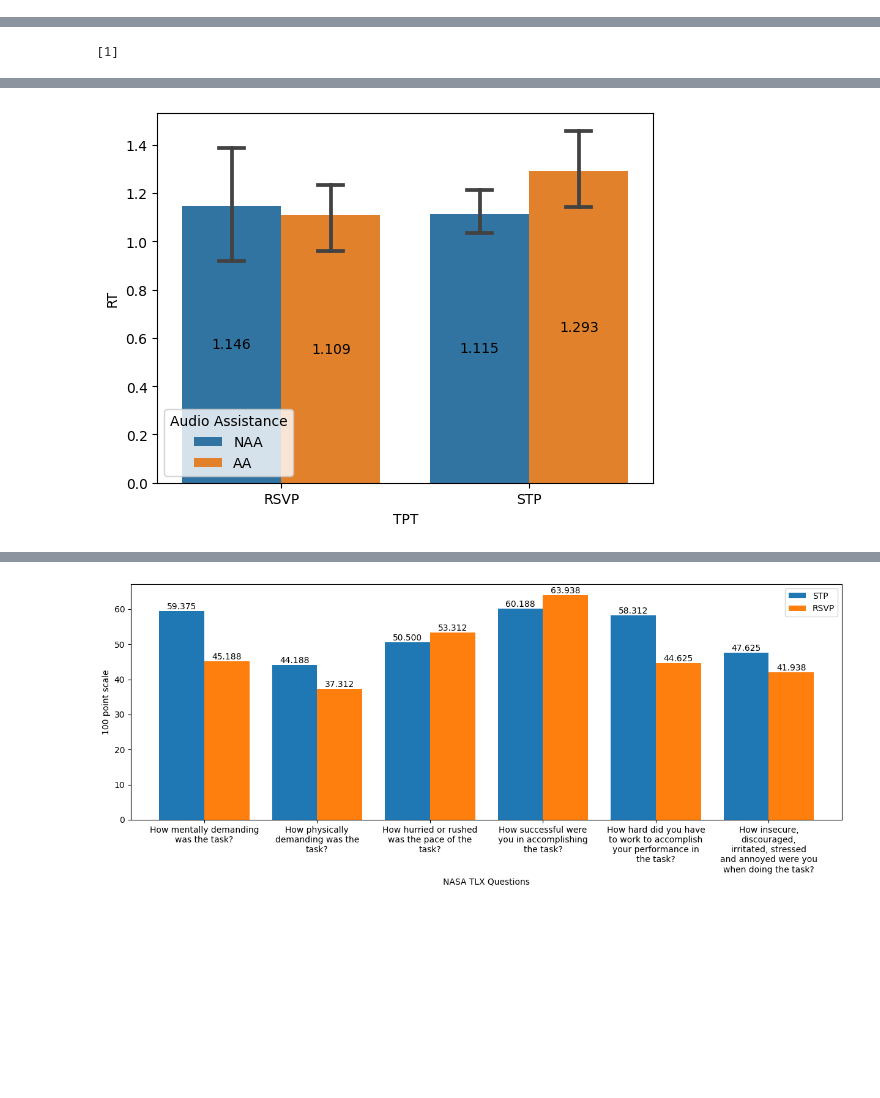
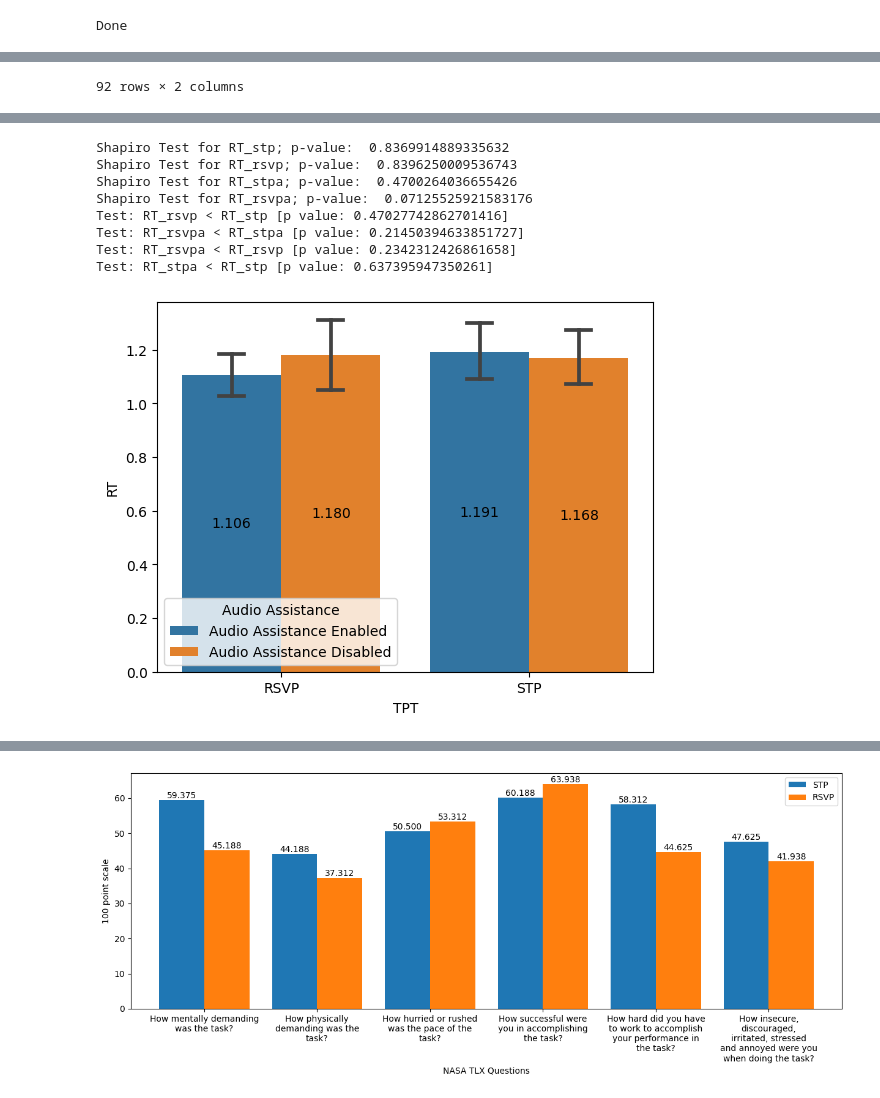
Before and after one commit to shh1v/NDRRI-Data-Analysis, a Jupyter notebook: analysis.ipynb, the cells around one changed output, grey strips where cells are left out. Drawn from its saved outputs; the diff is of its cells as text; code cells hidden in the pictures; blank space fills up the shorter version.

```diff
--- a/analysis.ipynb
+++ b/analysis.ipynb
@@ -103,18 +130,26 @@ for participant in exclusion:
     nasa_tlx = nasa_tlx[nasa_tlx["Q1"] != participant]
 #     pre_study = pre_study[pre_study["ID"] != participant]
 #     post_study = post_study[post_study["Q1"] != participant]
+print("Done")
+# %% [output]
+Done
 # %%
 # Restructuring the data frame.
 rt_refined = pd.DataFrame(columns = ["Participant_ID", "TPT", "Audio Assistance", "RT"])
-rt_refined["Participant_ID"] = rt_refined["Participant_ID"].astype(str)
-rt_refined["TPT"] = rt_refined["TPT"].astype(str)
-rt_refined["Audio Assistance"] = rt_refined["Audio Assistance"].astype(str)
 rt_refined["RT"] = rt_refined["RT"].astype(float)
 
 for participant in rt_df["Participant_ID"].unique():
     p_data = rt_df[(rt_df["Participant_ID"] == participant)]
-    value_1 = p_data[(p_data["RSVP"] == 1) & (p_data["TTS"] == 0)]["DP0"].values[0]
-    value_2 = p_data[(p_data["RSVP"] == 1) & (p_data["TTS"] == 0)]["DP0"].values[1]
+
+    try:
+        value_1 = p_data[(p_data["RSVP"] == 1) & (p_data["TTS"] == 0)]["DP0"].values[0]
+    except:
+        value_1 = 0
+    try:
+        value_2 = p_data[(p_data["RSVP"] == 1) & (p_data["TTS"] == 0)]["DP0"].values[1]
+    except:
+        value_2 = 0
+
     if (value_1 == 0 or value_2 == 0):
         value = value_1 + value_2
         value = Nan if value == 0 else value
@@ -122,8 +157,15 @@ for participant in rt_df["Participant_ID"].unique():
         value = (value_1 + value_2)/2
     new_arr_1 = [participant, "RSVP", "NAA", value]
 
-    value_1 = p_data[(p_data["RSVP"] == 1) & (p_data["TTS"] == 1)]["DP0"].values[0]
-    value_2 = p_data[(p_data["RSVP"] == 1) & (p_data["TTS"] == 1)]["DP0"].values[1]
+    try:
+        value_1 = p_data[(p_data["RSVP"] == 1) & (p_data["TTS"] == 1)]["DP0"].values[0]
+    except:
+        value_1 = 0
+    try:
+        value_2 = p_data[(p_data["RSVP"] == 1) & (p_data["TTS"] == 1)]["DP0"].values[1]
+    except:
+        value_2 = 0
+
     if (value_1 == 0 or value_2 == 0):
         value = value_1 + value_2
         value = Nan if value == 0 else value
@@ -131,8 +173,15 @@ for participant in rt_df["Participant_ID"].unique():
         value = (value_1 + value_2)/2
     new_arr_2 = [participant, "RSVP", "AA", value]
 
-    value_1 = p_data[(p_data["RSVP"] == 0) & (p_data["TTS"] == 0)]["DP0"].values[0]
-    value_2 = p_data[(p_data["RSVP"] == 0) & (p_data["TTS"] == 0)]["DP0"].values[1]
+    try:
+        value_1 = p_data[(p_data["RSVP"] == 0) & (p_data["TTS"] == 0)]["DP0"].values[0]
+    except:
+        value_1 = 0
+    try:
+        value_2 = p_data[(p_data["RSVP"] == 0) & (p_data["TTS"] == 0)]["DP0"].values[1]
+    except:
+        value_2 = 0
+
     if (value_1 == 0 or value_2 == 0):
         value = value_1 + value_2
         value = Nan if value == 0 else value
@@ -140,8 +189,15 @@ for participant in rt_df["Participant_ID"].unique():
         value = (value_1 + value_2)/2
     new_arr_3 = [participant, "STP", "NAA", value]
 
-    value_1 = p_data[(p_data["RSVP"] == 0) & (p_data["TTS"] == 1)]["DP0"].values[0]
-    value_2 = p_data[(p_data["RSVP"] == 0) & (p_data["TTS"] == 1)]["DP0"].values[1]
+    try:
+        value_1 = p_data[(p_data["RSVP"] == 0) & (p_data["TTS"] == 1)]["DP0"].values[0]
+    except:
+        value_1 = 0
+    try:
+        value_2 = p_data[(p_data["RSVP"] == 0) & (p_data["TTS"] == 1)]["DP0"].values[1]
+    except:
+        value_2 = 0
+
     if (value_1 == 0 or value_2 == 0):
         value = value_1 + value_2
         value = Nan if value == 0 else value
@@ -159,16 +215,17 @@ for participant in rt_df["Participant_ID"].unique():
 rt_combined = pd.DataFrame()
 rt_combined["TPTAA"] = rt_refined["TPT"].values + rt_refined["Audio Assistance"].values
 rt_combined["RT"] = rt_refined["RT"].values
-
+display(rt_combined)
 # Removing the outliers from the data frame
 remove_outliers(rt_combined, "RT")
 
 # Undersampling the data set
-rus = RandomUnderSampler(random_state=42)
-rt_combined_c1, rt_combined_c2 = rus.fit_resample(rt_combined["TPTAA"].values.reshape((-1, 1)), rt_combined["RT"].astype(str))
+rus = RandomUnderSampler(random_state=50)
+rt_combined_c2, rt_combined_c1 = rus.fit_resample(rt_combined["RT"].values.reshape((-1, 1)), rt_combined["TPTAA"].astype(str))
 rt_combined = pd.DataFrame()
-rt_combined["TPTAA"] = rt_combined_c1.reshape((-1,))
+rt_combined["TPTAA"] = rt_combined_c1
 rt_combined["RT"] = rt_combined_c2.astype(float)
+display(rt_combined)
 
 # Creating sperate arrays for analysis
 rt_stp = rt_combined[rt_combined["TPTAA"] == "STPNAA"]["RT"].values
@@ -211,8 +268,9 @@ else:
     stat4, p4 = mannwhitneyu(rt_stpa, rt_stp, alternative='less')
     print("Test: RT_stpa < RT_stp [p value: {}]".format(p4))
 
-plot = sns.barplot(data=rt_refined, x="TPT", y="RT", hue="Audio Assistance", capsize=0.1)
-
+# Getting decoupled dataframe for the graph
+rt_decoupled = decouple_df(rt_combined)
+plot = sns.barplot(data=rt_decoupled, x="TPT", y="RT", hue="Audio Assistance", capsize=0.1)
 for p in plot.containers:
     plot.bar_label(p, fmt='%.3f', label_type='center')
 # %% [output]
@@ -219 +289 @@ for p in plot.containers:
-[1]
+92 rows × 2 columns
@@ -228,4 +303,12 @@ Test: RT_stpa < RT_stp [p value: 0.9475524475524475]
+Shapiro Test for RT_stp; p-value:  0.8369914889335632
+Shapiro Test for RT_rsvp; p-value:  0.8396250009536743
+Shapiro Test for RT_stpa; p-value:  0.4700264036655426
+Shapiro Test for RT_rsvpa; p-value:  0.07125525921583176
+Test: RT_rsvp < RT_stp [p value: 0.47027742862701416]
+Test: RT_rsvpa < RT_stpa [p value: 0.21450394633851727]
+Test: RT_rsvpa < RT_rsvp [p value: 0.2342312426861658]
+Test: RT_stpa < RT_stp [p value: 0.637395947350261]
-[figure, old version]
+[figure, new version]
 # %%
 # Analyzing the Average Lane Position Offset.
 avg_lane_offsets = []
```
Also changed, not shown: parts of 10 cells of this notebook.
